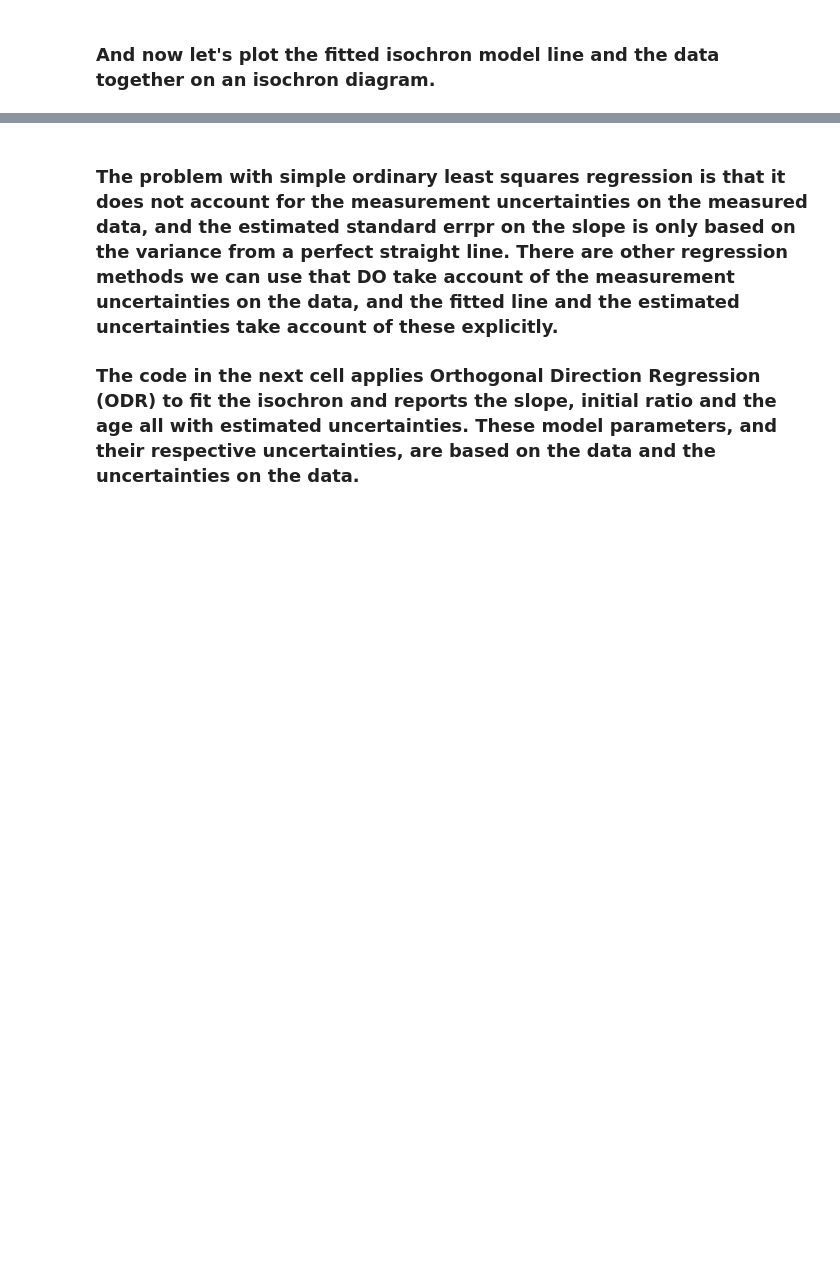
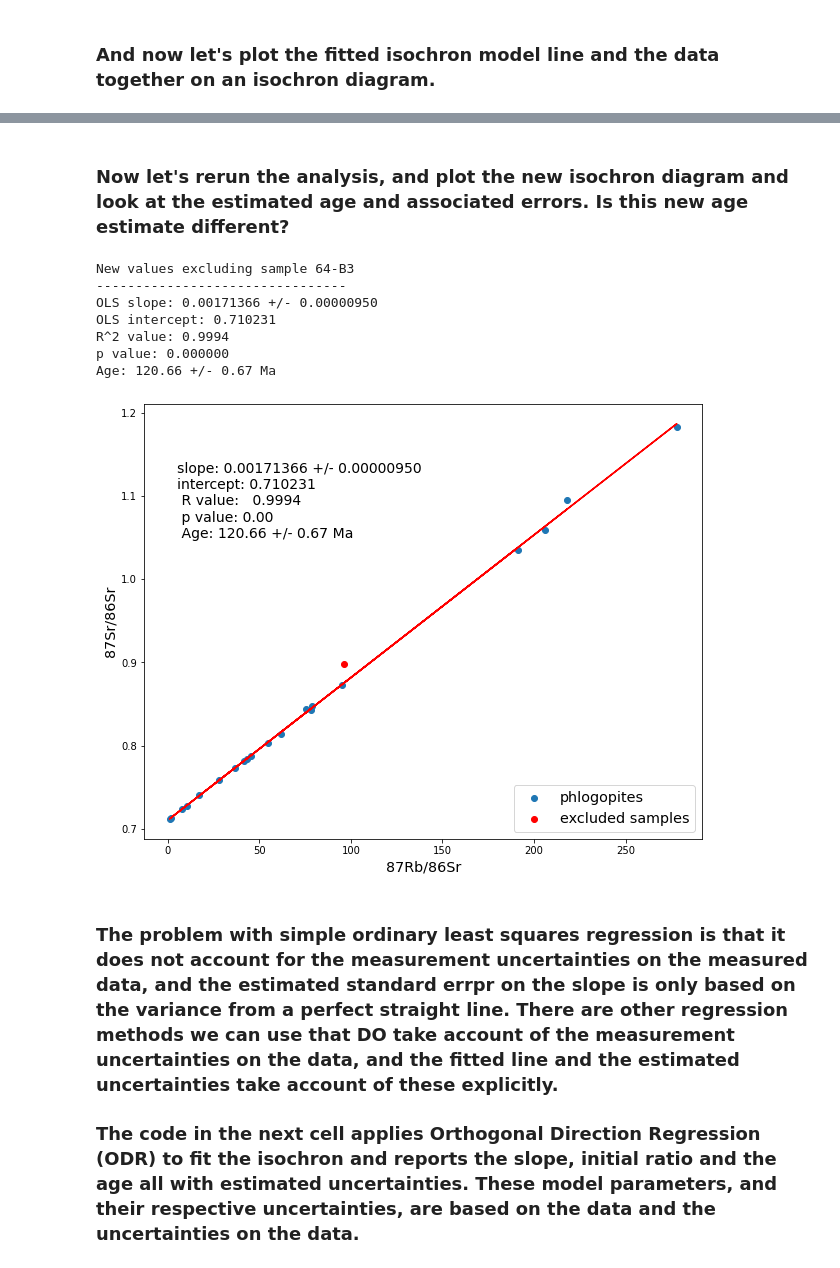
Before and after one commit to skerryvore/regression_analysis_101, a Jupyter notebook: notebooks/makgenyene_isochron.ipynb, the cells around one changed output, grey strips where cells are left out. Drawn from its saved outputs; the diff is of its cells as text; code cells hidden in the pictures; blank space fills up the shorter version.

Commit message:
Added excluding dud sample and refitting isochron

```diff
--- a/notebooks/makgenyene_isochron.ipynb
+++ b/notebooks/makgenyene_isochron.ipynb
@@ -163,0 +207,7 @@ plt.show()
+# %%
+# Copy the phlogopite dataframe, but exclude the row for sample 64-B3
+phl_df_new = phl_df[(phl_df.Sample != '64-B3')]
+
+excluded_df = phl_df[(phl_df.Sample == '64-B3')] # Save a copy of 64-B3 to plot separately
+
+phl_df_new.head(6)
@@ -164,3 +222,68 @@ plt.show()
+# %% [markdown]
+### Now let's rerun the analysis, and plot the new isochron diagram and look at the estimated age and associated errors. Is this new age estimate different?
+# %%
+# Create new 1D arrays called x,y, xerr, and yerr for simplicity
+x = np.array(phl_df_new['87Rb/86Sr'])
+y = np.array(phl_df_new['87Sr/86Sr'])
+xerr = np.array(phl_df_new['Rb/Sr_error'])
+yerr = np.array(phl_df_new['1_sigma'])
+
+# Call the scipy.stats.linregress routine with x and y arrays (defined above) as arguments
+slope, intercept, r_value, p_value, std_err = stats.linregress(x,y)
+
+# Print some of the returned values of interest
+print ('New values excluding sample 64-B3\n--------------------------------')
+print (f'OLS slope: {slope:10.8f} +/- {std_err:10.8f}')
+print (f'OLS intercept: {intercept:08.6f}')
+print (f'R^2 value: {r_value**2:06.4f}')
+print (f'p value: {p_value:08.6f}')
+
+age = (np.log(slope +1)/lamda87Rb) /1.E6
+
+# Calculate the error on the age from the estimated std_err on the slope
+relative_err = std_err/slope   # calculate the relative error
+age_err_ols = age*relative_err # calculate the absolute error on the age
+
+print (f'Age: {age:06.2f} +/- {age_err_ols:3.2f} Ma')
+
+# Plot the isochron diagram and the fitted line, and print the useful values
+
+fig31, ax1 = plt.subplots(figsize=(10,8))
+
+ax1.set_ylabel("87Sr/86Sr", fontsize='x-large')
+ax1.set_xlabel("87Rb/86Sr", fontsize='x-large')
+
+# Plot the data points
+ax1.scatter(np.array(phl_df_new['87Rb/86Sr']), np.array(phl_df_new['87Sr/86Sr']), label='phlogopites')
+ax1.scatter(np.array(excluded_df['87Rb/86Sr']), np.array(excluded_df['87Sr/86Sr']), color='red', label='excluded samples')
+
+ax1.legend(fontsize='x-large',loc='lower right')
+
+# Plot the fitted isochron line
+plt.plot(x,((x*slope) + intercept), 'r-',label='OLS regression line') # Plot the fitted line
+
+# Write the stats for the fitted line on the graph
+plt.text(5.,1.05,\
+f'slope: {slope:10.8f} +/- {std_err:10.8f}\n\
+intercept: {intercept:08.6f}\n \
+R value: {r_value**2:8.4f}\n \
+p value: {p_value:04.2f}\n \
+Age: {age:06.2f} +/- {age_err_ols:3.2f} Ma',fontsize='14')
+
+# Write plot to pdf file. Change file extension to *.png or *.tif as required)
+#plt.savefig('makgenyene_isochron.pdf', format='pdf')
+
+# Show the plot on screen
+plt.show()
+# %% [output]
+New values excluding sample 64-B3
+--------------------------------
+OLS slope: 0.00171366 +/- 0.00000950
+OLS intercept: 0.710231
+R^2 value: 0.9994
+p value: 0.000000
+Age: 120.66 +/- 0.67 Ma
+[figure, added]
 # %% [markdown]
 ### The problem with simple ordinary least squares regression is that it does not account for the measurement uncertainties on the measured data, and the estimated standard errpr on the slope is only based on the variance from a perfect straight line. There are other regression methods we can use that DO take account of the measurement uncertainties on the data, and the fitted line and the estimated uncertainties take account of these explicitly.
 
```
Also changed, not shown: parts of 12 cells of this notebook.
